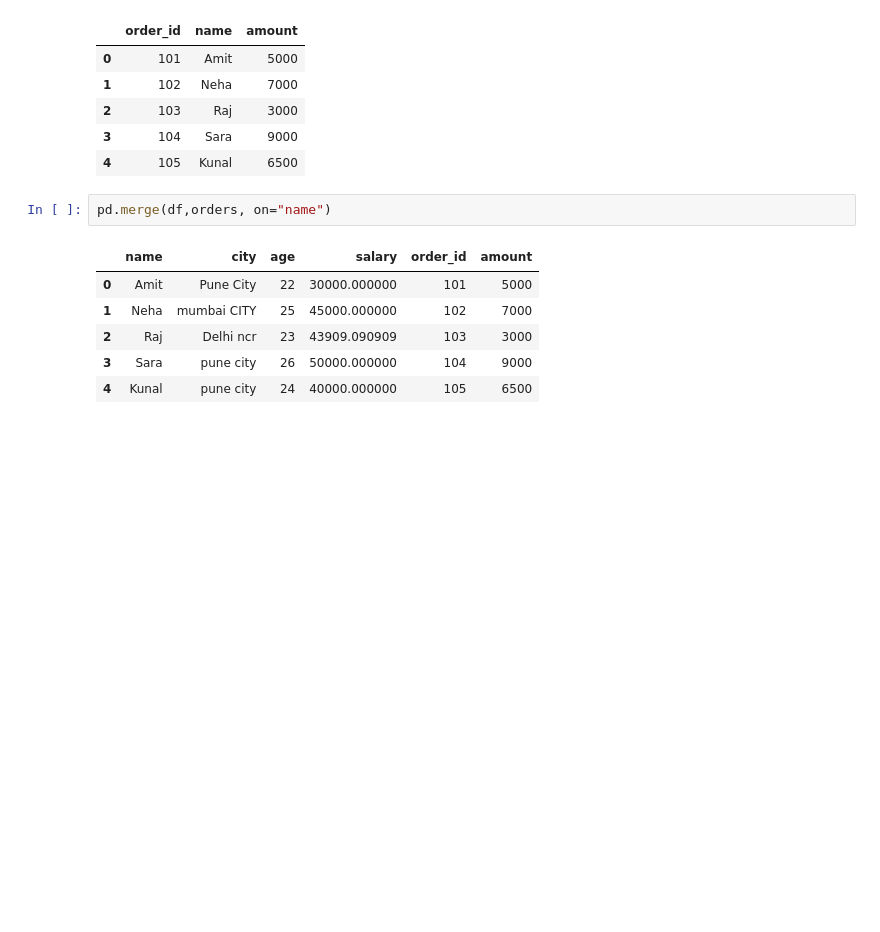
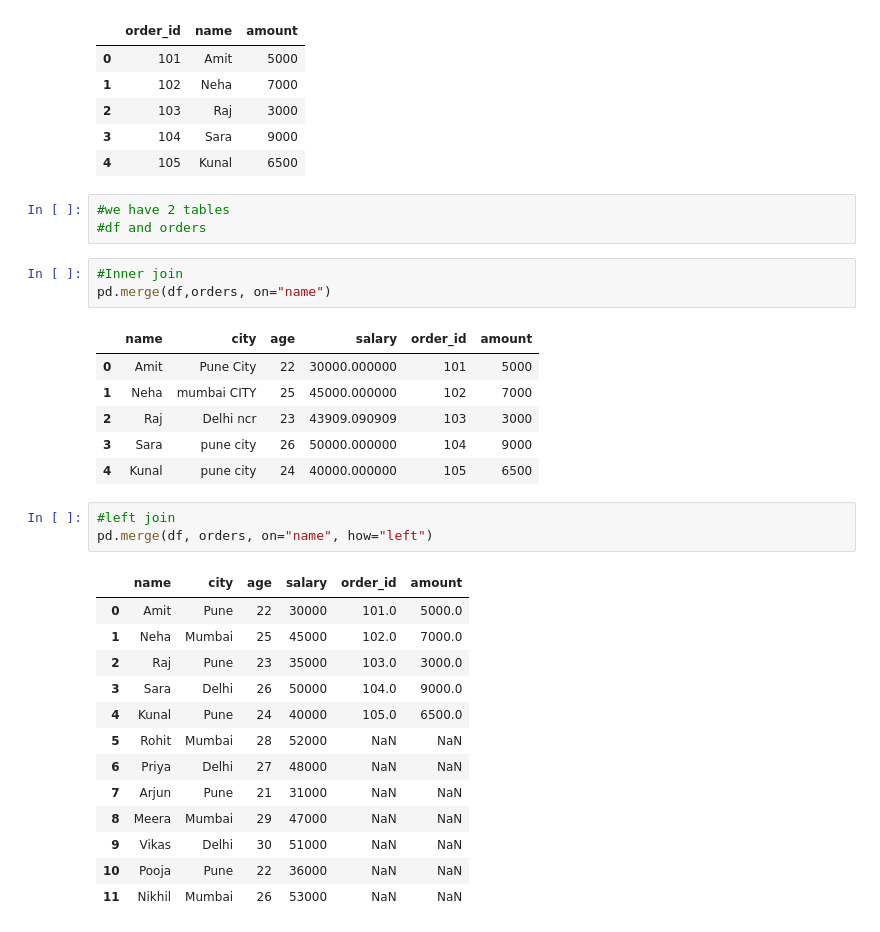
Before and after one commit to Aztec331/Practice-cs, a Jupyter notebook: notebooks/day03_pandas_basics.ipynb, the cells around one changed output. Saved outputs shown, nothing was run; the diff lists cells and outputs as text; blank space fills up the shorter version.

```diff
--- a/notebooks/day03_pandas_basics.ipynb
+++ b/notebooks/day03_pandas_basics.ipynb
@@ -794,7 +794,11 @@ orders
 | 2 | 103 | Raj | 3000 |
 | 3 | 104 | Sara | 9000 |
 | 4 | 105 | Kunal | 6500 |
+# %%
+#we have 2 tables
+#df and orders
 # %%
+#Inner join
 pd.merge(df,orders, on="name")
 # %% [output]
 |  | name | city | age | salary | order_id | amount |
@@ -803,3 +807,20 @@ pd.merge(df,orders, on="name")
 | 2 | Raj | Delhi ncr | 23 | 43909.090909 | 103 | 3000 |
 | 3 | Sara | pune city | 26 | 50000.000000 | 104 | 9000 |
 | 4 | Kunal | pune city | 24 | 40000.000000 | 105 | 6500 |
+# %%
+#left join
+pd.merge(df, orders, on="name", how="left")
+# %% [output]
+|  | name | city | age | salary | order_id | amount |
+| 0 | Amit | Pune | 22 | 30000 | 101.0 | 5000.0 |
+| 1 | Neha | Mumbai | 25 | 45000 | 102.0 | 7000.0 |
+| 2 | Raj | Pune | 23 | 35000 | 103.0 | 3000.0 |
+| 3 | Sara | Delhi | 26 | 50000 | 104.0 | 9000.0 |
+| 4 | Kunal | Pune | 24 | 40000 | 105.0 | 6500.0 |
+| 5 | Rohit | Mumbai | 28 | 52000 | NaN | NaN |
+| 6 | Priya | Delhi | 27 | 48000 | NaN | NaN |
+| 7 | Arjun | Pune | 21 | 31000 | NaN | NaN |
+| 8 | Meera | Mumbai | 29 | 47000 | NaN | NaN |
+| 9 | Vikas | Delhi | 30 | 51000 | NaN | NaN |
+| 10 | Pooja | Pune | 22 | 36000 | NaN | NaN |
+| 11 | Nikhil | Mumbai | 26 | 53000 | NaN | NaN |
```
Also changed, not shown: parts of 13 cells of this notebook.
